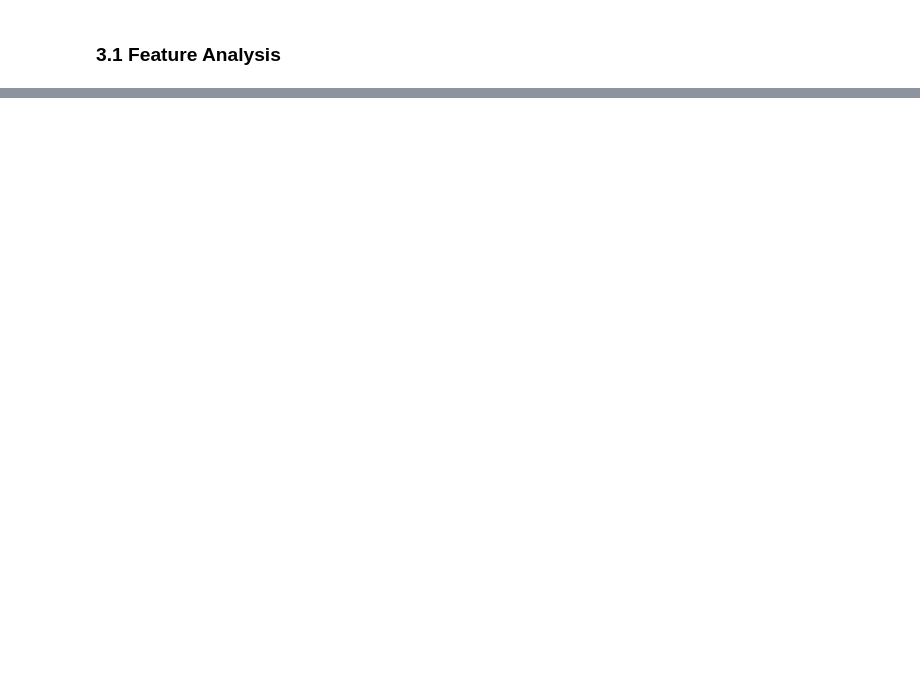
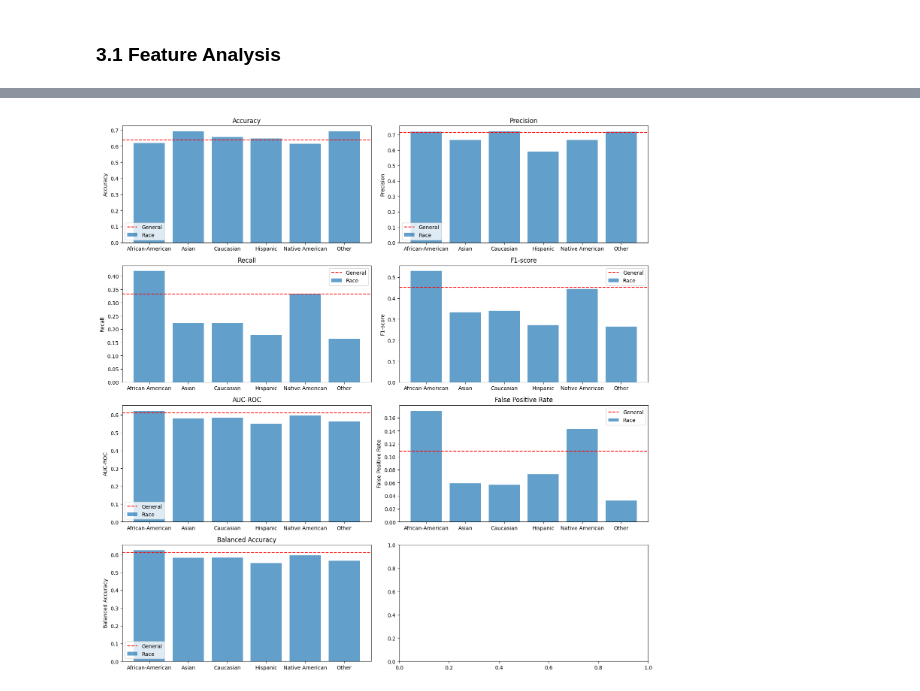
Before and after one commit to Ricky2080/capstone-project, a Jupyter notebook: Capstone Exploratory Data Analysis.ipynb, the cells around one changed output, grey strips where cells are left out. Drawn from its saved outputs; the diff is of its cells as text; code cells hidden in the pictures; blank space fills up the shorter version.

```diff
--- a/Capstone Exploratory Data Analysis.ipynb
+++ b/Capstone Exploratory Data Analysis.ipynb
@@ -151,0 +425,20 @@ analysis_results
+# %%
+# Function to handle division safely
+def safe_div(numerator, denominator):
+    return numerator / denominator if denominator else 0
+
+# Calculate metrics for different racial groups
+race_metrics = data.groupby('race').apply(lambda x: {
+    'Accuracy': accuracy_score(x['two_year_recid'], x['compass_recidivism_prediction']),
+    'Precision': precision_score(x['two_year_recid'], x['compass_recidivism_prediction'], zero_division=0),
+    'Recall': recall_score(x['two_year_recid'], x['compass_recidivism_prediction']),
+    'F1-score': f1_score(x['two_year_recid'], x['compass_recidivism_prediction'], zero_division=0),
+    'AUC-ROC': roc_auc_score(x['two_year_recid'], x['compass_recidivism_prediction']),
+    'False Positive Rate': safe_div(((x['two_year_recid'] == 0) & (x['compass_recidivism_prediction'] == 1)).sum(), (x['two_year_recid'] == 0).sum()),
+    'Balanced Accuracy': (recall_score(x['two_year_recid'], x['compass_recidivism_prediction']) +
+                          safe_div(((x['two_year_recid'] == 0) & (x['compass_recidivism_prediction'] == 0)).sum(), (x['two_year_recid'] == 0).sum())) / 2
+}).apply(pd.Series)
+
+
+race_metrics = pd.DataFrame(race_metrics).reset_index()
+race_metrics
@@ -151,0 +453,27 @@ analysis_results
+# %%
+import matplotlib.pyplot as plt
+
+# Function to handle division safely
+def safe_div(numerator, denominator):
+    return numerator / denominator if denominator else 0
+
+# Convert the race metrics to DataFrames for plotting
+race_metrics_df = race_metrics.reset_index()
+
+# Plotting the general metrics vs race metrics
+metrics_to_plot = list(general_population_metrics.keys())
+
+fig, axes = plt.subplots(nrows=4, ncols=2, figsize=(15, 15))
+axes = axes.flatten()
+
+for idx, metric in enumerate(metrics_to_plot):
+    axes[idx].bar(race_metrics_df['race'], race_metrics_df[metric], alpha=0.7, label='Race')
+    axes[idx].axhline(y=general_population_metrics[metric], color='r', linestyle='--', label='General')
+    axes[idx].set_title(metric)
+    axes[idx].set_ylabel(metric)
+    axes[idx].legend()
+
+plt.tight_layout()
+plt.show()
+# %% [output]
+[figure, added]
```
Also changed, not shown: parts of 42 cells of this notebook, 10 other files.
